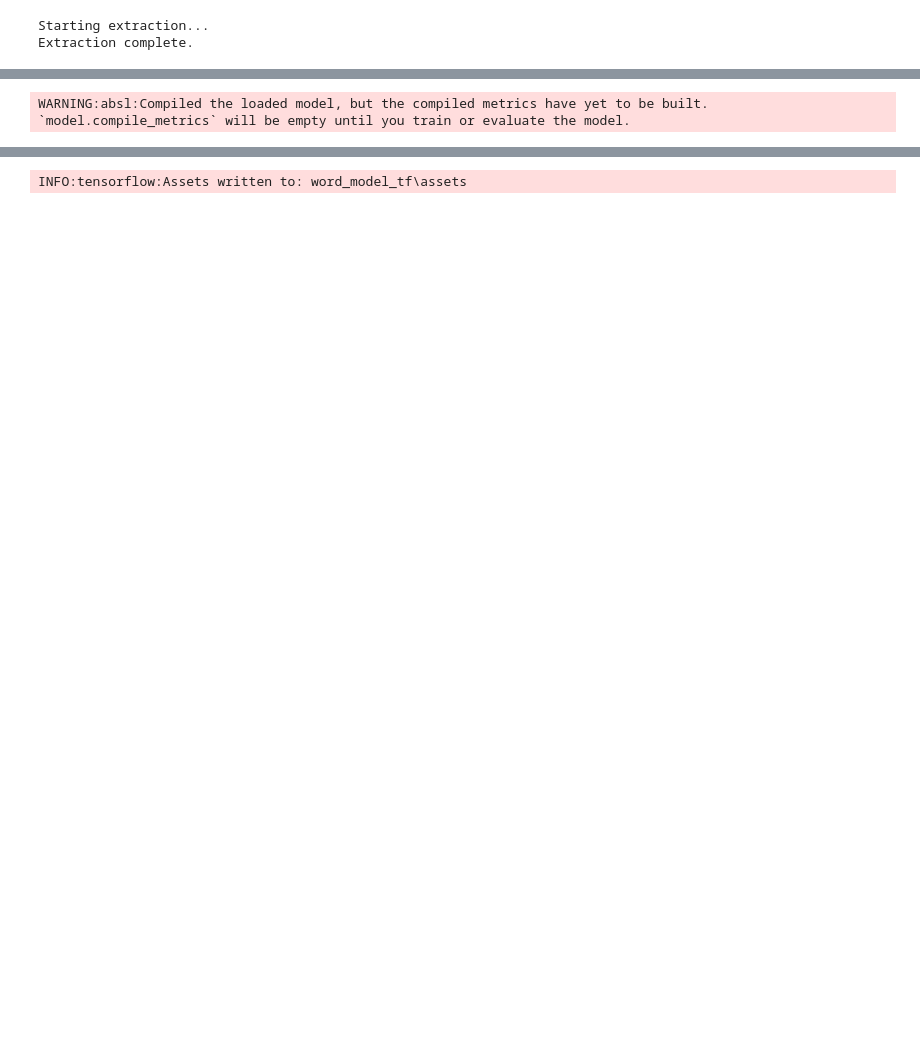
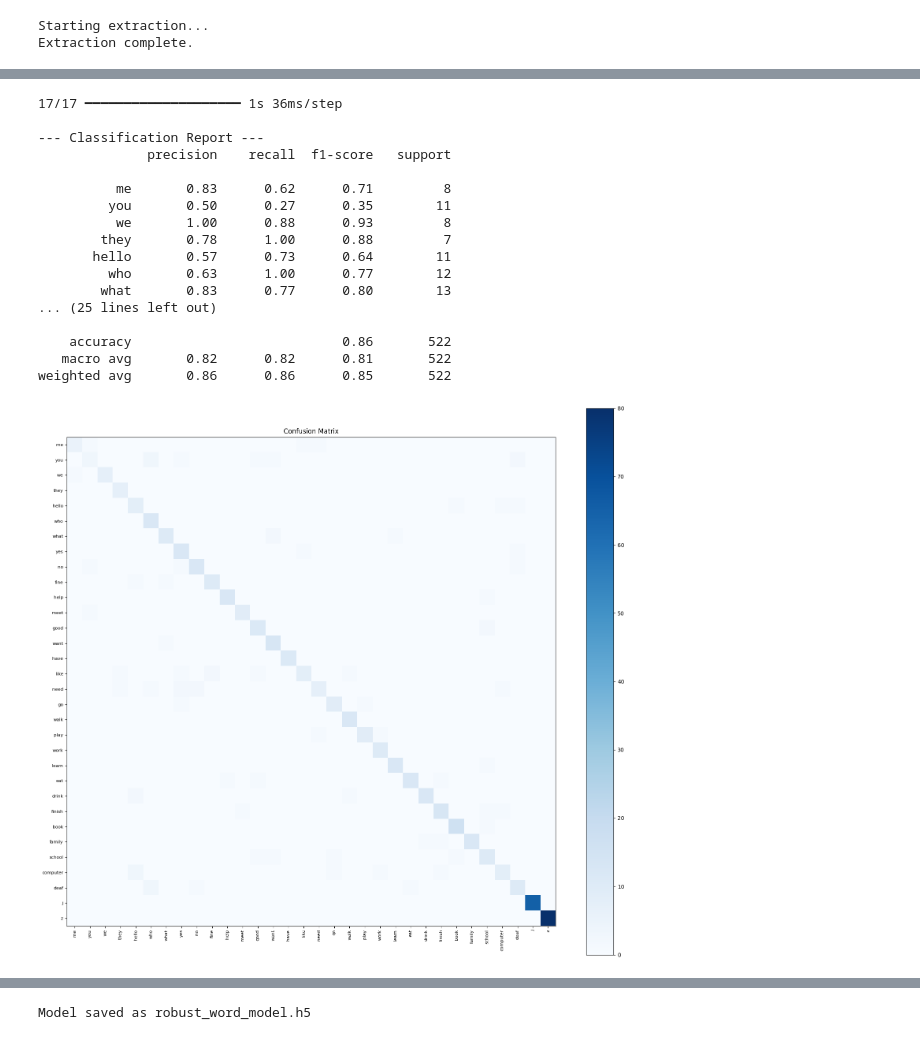
Before and after one commit to rmat-git/TalkSign, a Jupyter notebook: Talksign ni Sean/Word_model.ipynb, the cells around one changed output, grey strips where cells are left out. Drawn from its saved outputs; the diff is of its cells as text; code cells hidden in the pictures; blank space fills up the shorter version.

```diff
--- a/Talksign ni Sean/Word_model.ipynb
+++ b/Talksign ni Sean/Word_model.ipynb
@@ -574,25 +626,50 @@ their      | 10         | 7
 # %%
-import tensorflow as tf
-import os
+# Load best weights
+model.load_weights("robust_word_model.keras")
 
-# --- CONFIGURATION ---
-INPUT_MODEL_PATH = "best_model.h5"
-OUTPUT_DIR = "word_model_tf"  # This will be a folder
+# Predictions
+y_pred = model.predict(X_val)
+y_pred_classes = np.argmax(y_pred, axis=1)
 
-# 1. Load the model
-if os.path.exists(INPUT_MODEL_PATH):
-    print(f"Loading {INPUT_MODEL_PATH}...")
-    model = tf.keras.models.load_model(INPUT_MODEL_PATH)
+# Report (Explicit labels to prevent error)
+print("\n--- Classification Report ---")
+print(classification_report(
+    y_val,
+    y_pred_classes,
+    target_names=TARGET_GLOSSES,
+    labels=np.arange(len(TARGET_GLOSSES))
+))
 
-    # 2. EXPORT (The Keras 3 way)
-    # This creates the standard TF SavedModel folder structure
-    # containing 'saved_model.pb' and 'variables/'
-    model.export(OUTPUT_DIR)
+# Confusion Matrix
+plt.figure(figsize=(20, 18))
+cm = confusion_matrix(y_val, y_pred_classes, labels=np.arange(len(TARGET_GLOSSES)))
+plt.imshow(cm, interpolation='nearest', cmap=plt.cm.Blues)
+plt.title("Confusion Matrix")
+plt.colorbar()
+tick_marks = np.arange(len(TARGET_GLOSSES))
+plt.xticks(tick_marks, TARGET_GLOSSES, rotation=90, fontsize=8)
+plt.yticks(tick_marks, TARGET_GLOSSES, fontsize=8)
+plt.show()
 
-    print(f"Success! Model exported to '{OUTPUT_DIR}'")
-    print(f"Contents: {os.listdir(OUTPUT_DIR)}")
-
-else:
-    print(f"Error: Could not find {INPUT_MODEL_PATH}")
+# Save final model
+model.save("robust_word_model.h5")
+print("Model saved as robust_word_model.h5")
 # %% [output]
-WARNING:absl:Compiled the loaded model, but the compiled metrics have yet to be built. `model.compile_metrics` will be empty until you train or evaluate the model.
+17/17 ━━━━━━━━━━━━━━━━━━━━ 1s 36ms/step
+
+--- Classification Report ---
+              precision    recall  f1-score   support
+
+          me       0.83      0.62      0.71         8
+         you       0.50      0.27      0.35        11
+          we       1.00      0.88      0.93         8
+        they       0.78      1.00      0.88         7
+       hello       0.57      0.73      0.64        11
+         who       0.63      1.00      0.77        12
+        what       0.83      0.77      0.80        13
+... (25 lines left out)
+
+    accuracy                           0.86       522
+   macro avg       0.82      0.82      0.81       522
+weighted avg       0.86      0.86      0.85       522
+[figure, added]
@@ -601 +677 @@ INFO:tensorflow:Assets written to: word_model_tf\assets
-INFO:tensorflow:Assets written to: word_model_tf\assets
+Model saved as robust_word_model.h5
```
Also changed, not shown: parts of 8 cells of this notebook, 4 other files.
